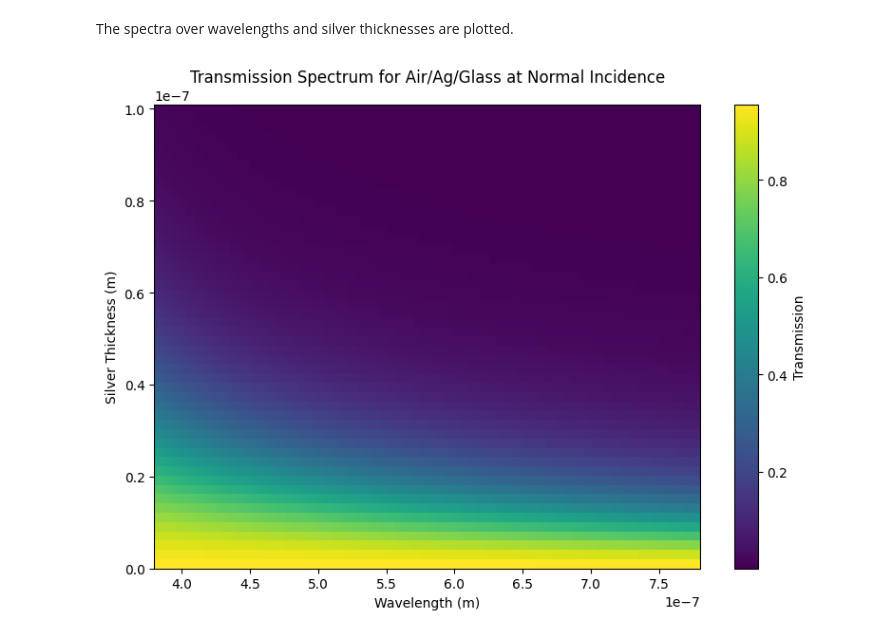
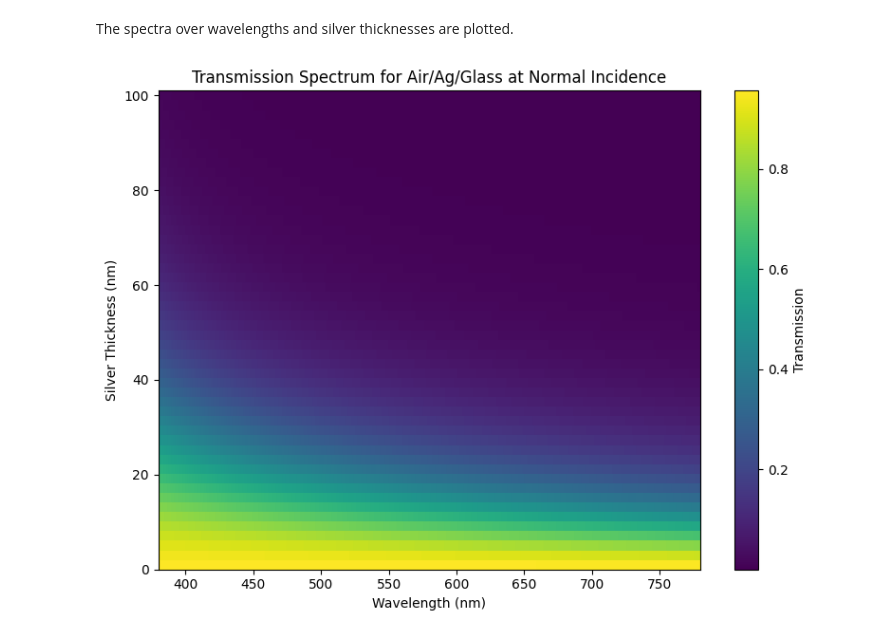
Before and after one commit to JaxLayerLumos/JaxLayerLumos, a Jupyter notebook: examples/thickness-variation.ipynb, the cells around one changed output. Saved outputs shown, nothing was run; the diff lists cells and outputs as text; code cells hidden in the pictures.

```diff
--- a/examples/thickness-variation.ipynb
+++ b/examples/thickness-variation.ipynb
@@ -58,15 +58,15 @@ The spectra over wavelengths and silver thicknesses are plotted.
 # %%
 fig = plt.figure(figsize=(8, 6))
 ax = fig.gca()
 
-mesh = ax.pcolormesh(X, Y, transmission_spectra)
+mesh = ax.pcolormesh(X*1e9, Y*1e9, transmission_spectra)
 fig.colorbar(mesh, label="Transmission")
 
-ax.set_xlabel("Wavelength (m)")
-ax.set_ylabel("Silver Thickness (m)")
+ax.set_xlabel("Wavelength (nm)")
+ax.set_ylabel("Silver Thickness (nm)")
 ax.set_title("Transmission Spectrum for Air/Ag/Glass at Normal Incidence")
 
 plt.tight_layout()
 plt.show()
 # %% [output]
-[figure, old version]
+[figure, new version]
```
Also changed, not shown: 1 other file.
